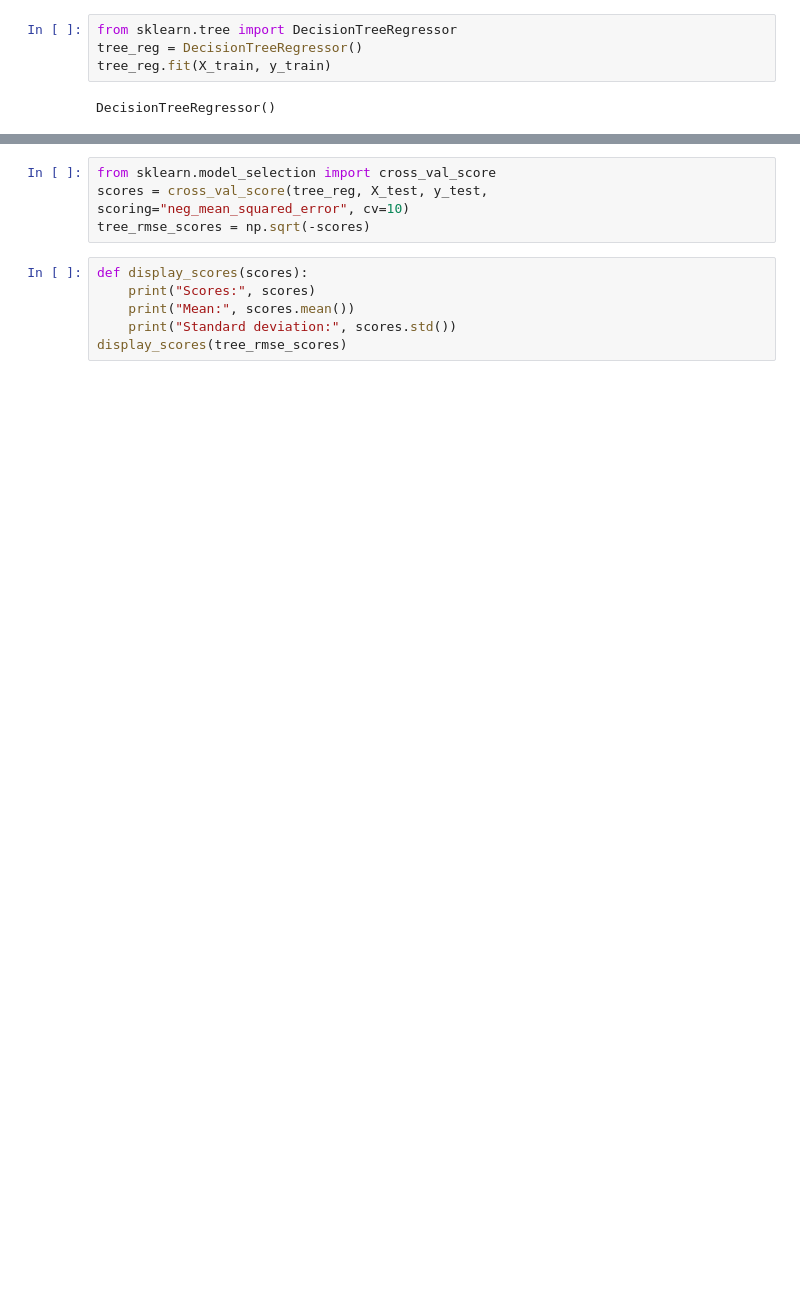
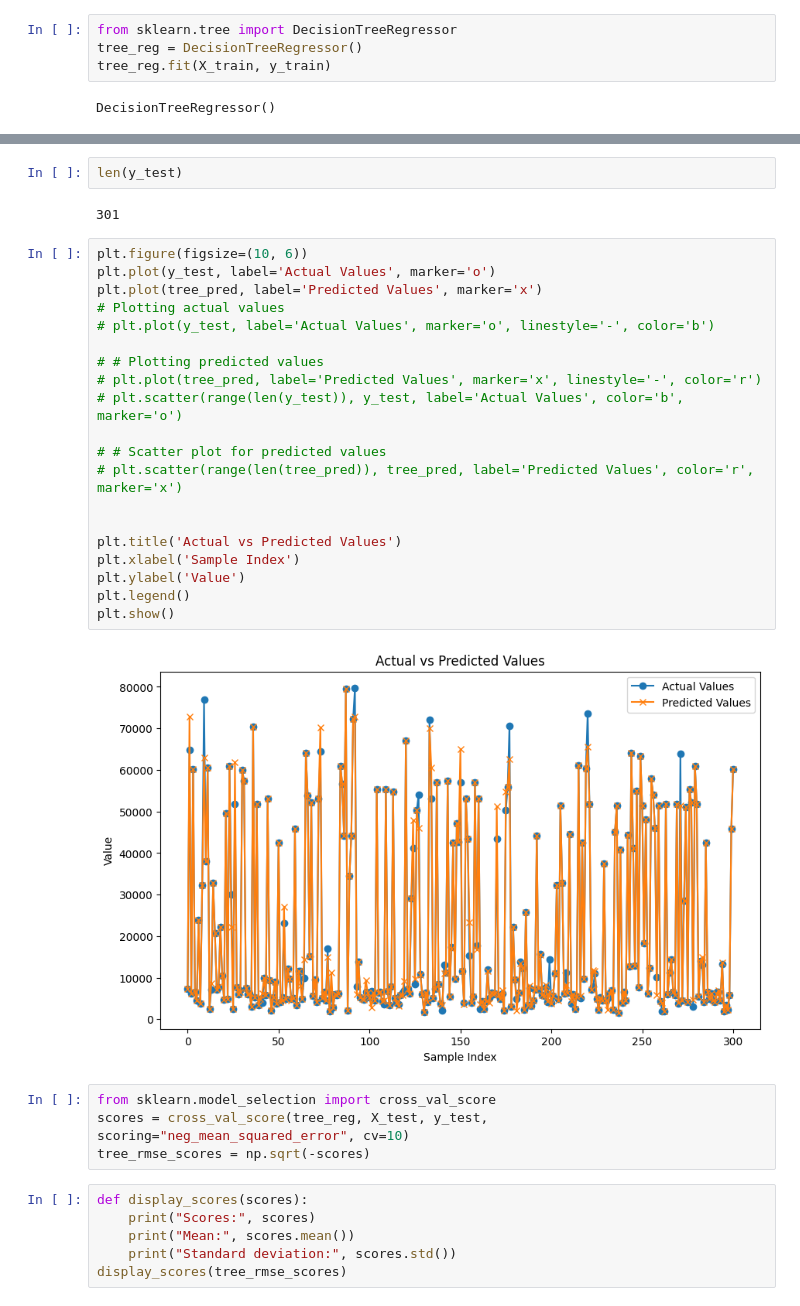
Before and after one commit to Harshvardhan1407/Machine_Learning, a Jupyter notebook: regression.ipynb, the cells around one changed output, grey strips where cells are left out. Cells and saved outputs as stored; diff of their text form; blank space fills up the shorter version.

Commit message:
model evaluation and plots of predictions

```diff
--- a/regression.ipynb
+++ b/regression.ipynb
@@ -294,3 +299,29 @@ np.float64(2873.9382701462664)
+# %%
+len(y_test)
+# %% [output]
+301
+# %%
+plt.figure(figsize=(10, 6))
+plt.plot(y_test, label='Actual Values', marker='o')
+plt.plot(tree_pred, label='Predicted Values', marker='x')
+# Plotting actual values
+# plt.plot(y_test, label='Actual Values', marker='o', linestyle='-', color='b')
+
+# # Plotting predicted values
+# plt.plot(tree_pred, label='Predicted Values', marker='x', linestyle='-', color='r')
+# plt.scatter(range(len(y_test)), y_test, label='Actual Values', color='b', marker='o')
+
+# # Scatter plot for predicted values
+# plt.scatter(range(len(tree_pred)), tree_pred, label='Predicted Values', color='r', marker='x')
+
+
+plt.title('Actual vs Predicted Values')
+plt.xlabel('Sample Index')
+plt.ylabel('Value')
+plt.legend()
+plt.show()
+# %% [output]
+[figure, added]
 # %%
 from sklearn.model_selection import cross_val_score
 scores = cross_val_score(tree_reg, X_test, y_test,
```
Also changed, not shown: parts of 13 cells of this notebook.
